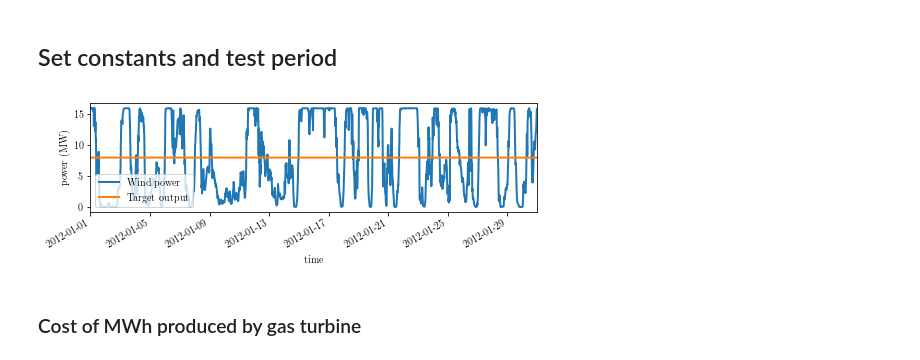
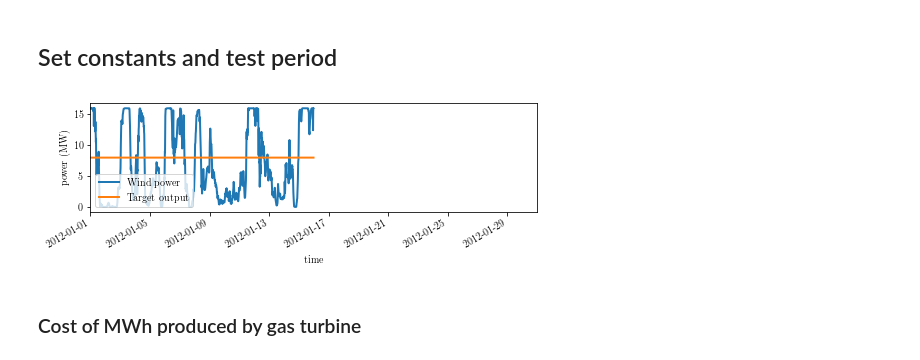
Before and after one commit to cvxgrp/cvxpower, a Jupyter notebook: examples/windfarm.ipynb, the cells around one changed output. Drawn from its saved outputs; the diff is of its cells as text; code cells hidden in the pictures.

Commit message:
debug plot for windfarm

```diff
--- a/examples/windfarm.ipynb
+++ b/examples/windfarm.ipynb
@@ -64,36 +64,36 @@ len_interval = (baseline.index[1] - baseline.index[0]).seconds/3600
 intervals_per_day = int(24 / len_interval)
 
 # analysis horizon
-T = intervals_per_day * 31
+T = intervals_per_day * 15
 
 # we test on the first off-sample month
 sim_start_time = 70080 # Timestamp('2012-01-01 00:00:00')
 sim_end_time = sim_start_time + T
 
 assert len(baseline) > sim_end_time
 assert baseline.index[sim_start_time].year >= 2012 # out of sample
 
 MPC_final_energy_price = 0 / len_interval
 
 #wind_power_available = test[target_output.index]
 
 target_output = pd.Series(data= 8., #baseline[sim_start_time:sim_end_time].mean(),
                           index=baseline[sim_start_time:sim_start_time + 2*T].index)
 
 #p_wind[sim_start_time:sim_end_time].plot(figsize=(12,3), label='Wind power')
 plt.figure(figsize=(8,3))
 plt.subplot2grid((4,1), (0,0), rowspan=3)
 y = p_wind[sim_start_time:sim_end_time]
 plt.plot(y.index, y.values, label='Wind power')
 target_output[:T].plot(label='Target output')
 plt.gca().set_xlim(['01-01-2012', '01-31-2012'])
 plt.ylabel('power (MW)')
 plt.xlabel('time')
 
 plt.legend(loc='lower left')
 plt.savefig('wind_data.pdf')
 # %% [output]
-[figure, old version]
+[figure, new version]
 # %% [markdown]
 ### Cost of MWh produced by gas turbine
 # %%
```
Also changed, not shown: parts of 11 cells of this notebook.
